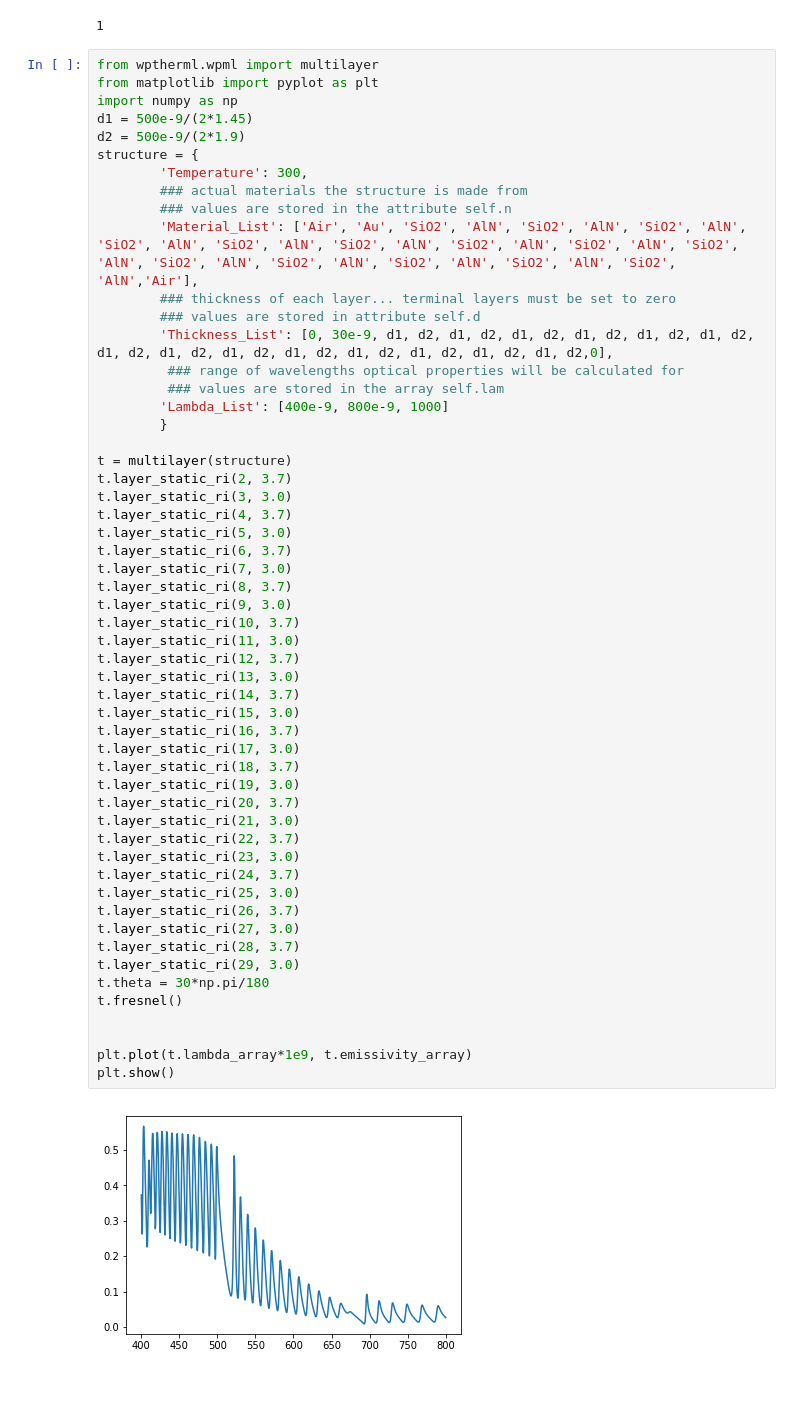
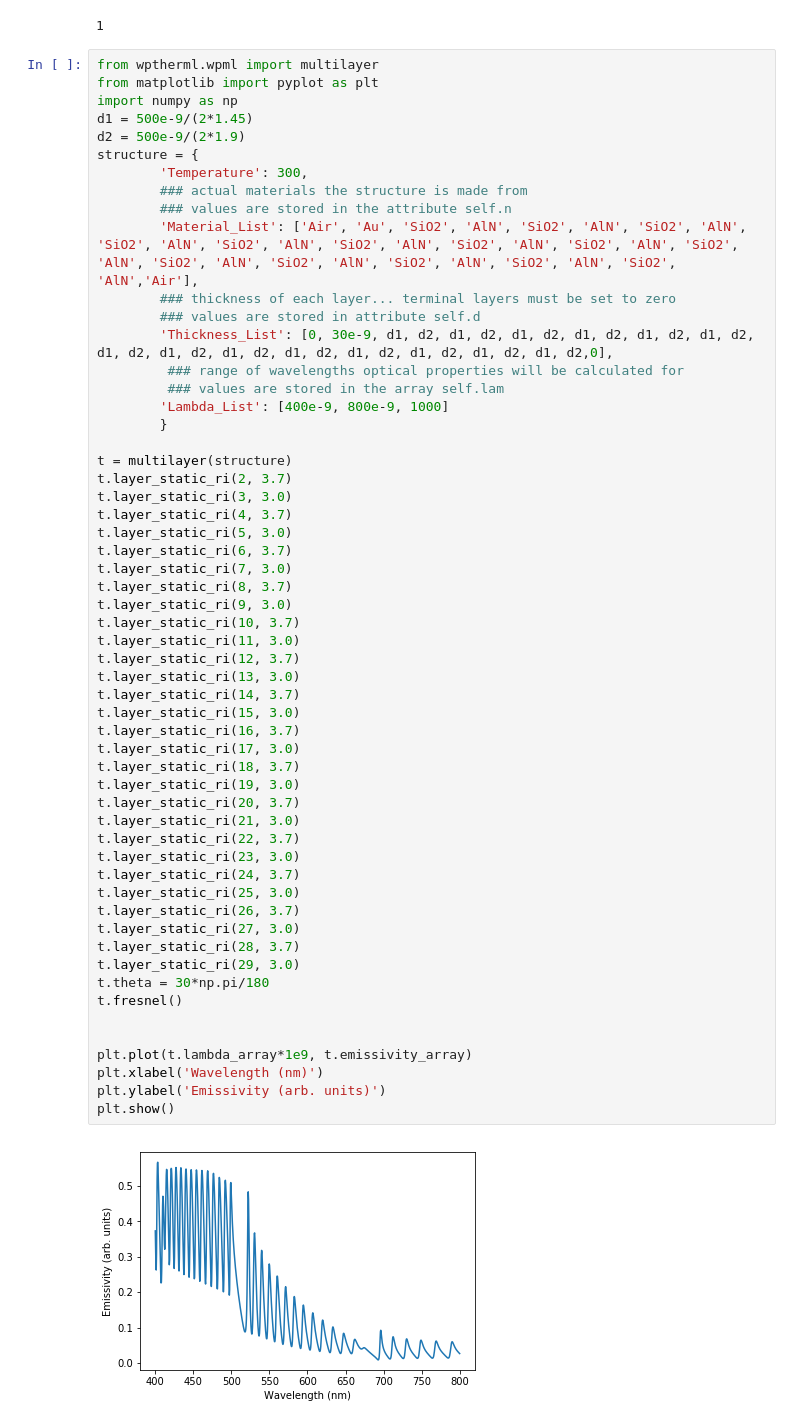
Before and after one commit to FoleyLab/wptherml_v1.0.0, a Jupyter notebook: example/Example1.ipynb, the cells around one changed output. Cells and saved outputs as stored; diff of their text form; blank space fills up the shorter version.

Commit message:
example 1 has units for all graphs

```diff
--- a/example/Example1.ipynb
+++ b/example/Example1.ipynb
@@ -152,31 +162,33 @@ t.layer_static_ri(6, 3.7)
 t.layer_static_ri(7, 3.0)
 t.layer_static_ri(8, 3.7)
 t.layer_static_ri(9, 3.0)
 t.layer_static_ri(10, 3.7)
 t.layer_static_ri(11, 3.0)
 t.layer_static_ri(12, 3.7)
 t.layer_static_ri(13, 3.0)
 t.layer_static_ri(14, 3.7)
 t.layer_static_ri(15, 3.0)
 t.layer_static_ri(16, 3.7)
 t.layer_static_ri(17, 3.0)
 t.layer_static_ri(18, 3.7)
 t.layer_static_ri(19, 3.0)
 t.layer_static_ri(20, 3.7)
 t.layer_static_ri(21, 3.0)
 t.layer_static_ri(22, 3.7)
 t.layer_static_ri(23, 3.0)
 t.layer_static_ri(24, 3.7)
 t.layer_static_ri(25, 3.0)
 t.layer_static_ri(26, 3.7)
 t.layer_static_ri(27, 3.0)
 t.layer_static_ri(28, 3.7)
 t.layer_static_ri(29, 3.0)
 t.theta = 30*np.pi/180
 t.fresnel()
 
 
 plt.plot(t.lambda_array*1e9, t.emissivity_array)
+plt.xlabel('Wavelength (nm)')
+plt.ylabel('Emissivity (arb. units)')
 plt.show()
 # %% [output]
-[figure, old version]
+[figure, new version]
```
Also changed, not shown: parts of 4 cells of this notebook.
